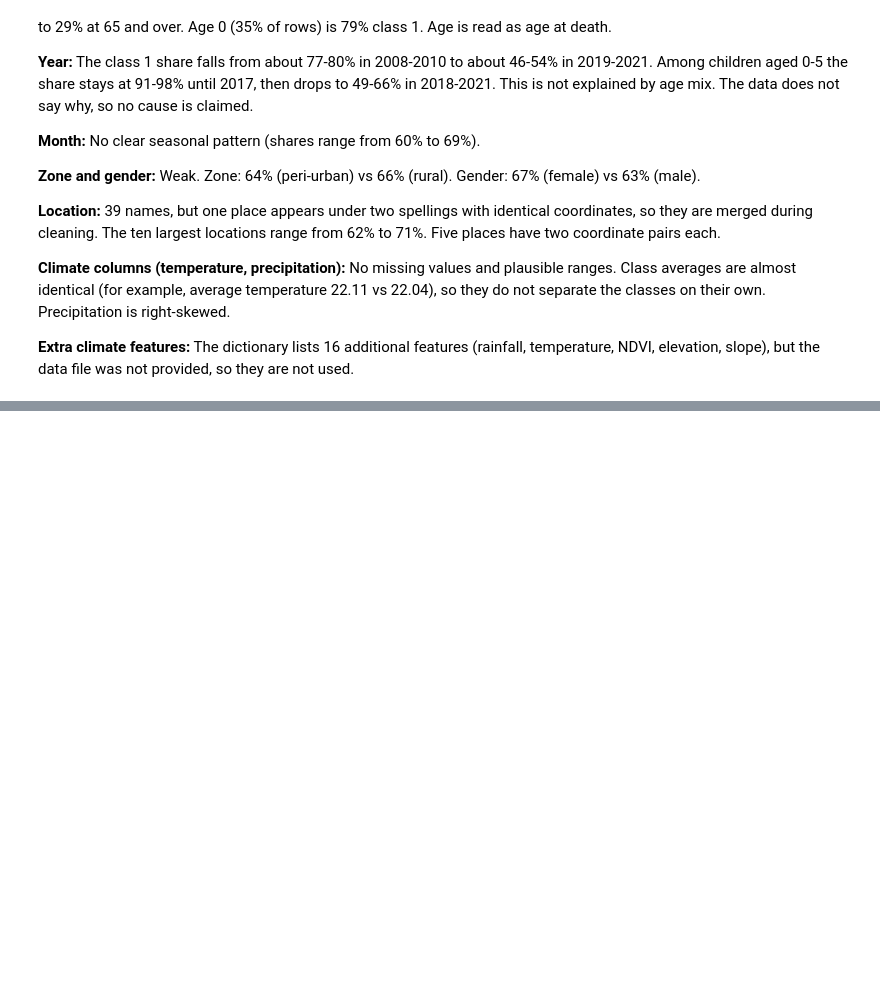
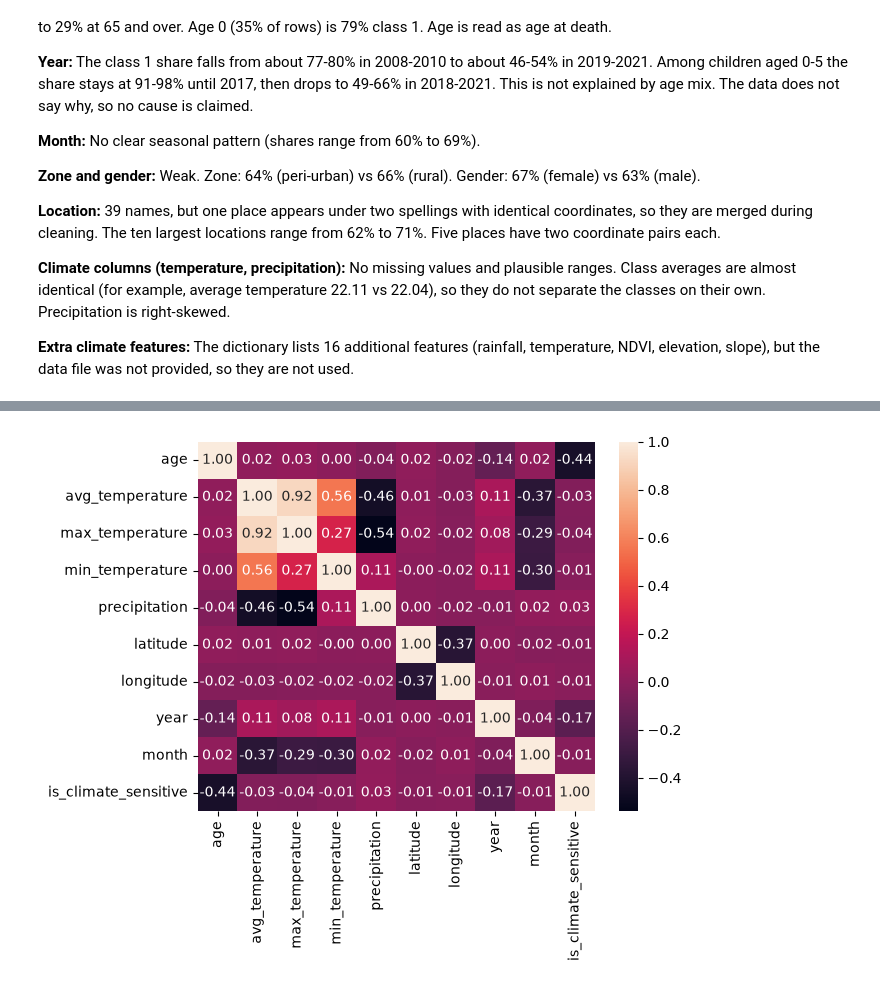
Before and after one commit to godfreymiracle-cmd/climate-risk-health-prediction, a Jupyter notebook: Climate-Sensitive Mortality Prediction.ipynb, the cells around one changed output, grey strips where cells are left out. Saved outputs shown, nothing was run; the diff lists cells and outputs as text; code cells hidden in the pictures; blank space fills up the shorter version.

```diff
--- a/Climate-Sensitive Mortality Prediction.ipynb
+++ b/Climate-Sensitive Mortality Prediction.ipynb
@@ -351,0 +405,8 @@ train.groupby('is_climate_sensitive')[['avg_temperature', 'max_temperature', 'mi
+# %%
+# Correlation heatmap of the numeric columns
+import seaborn as sns
+cols = ['age', 'avg_temperature', 'max_temperature', 'min_temperature', 'precipitation', 'latitude', 'longitude', 'year', 'month', 'is_climate_sensitive']
+sns.heatmap(train[cols].corr(), annot=True, fmt='.2f')
+plt.show()
+# %% [output]
+[figure, added]
```
Also changed, not shown: parts of 12 cells of this notebook.
